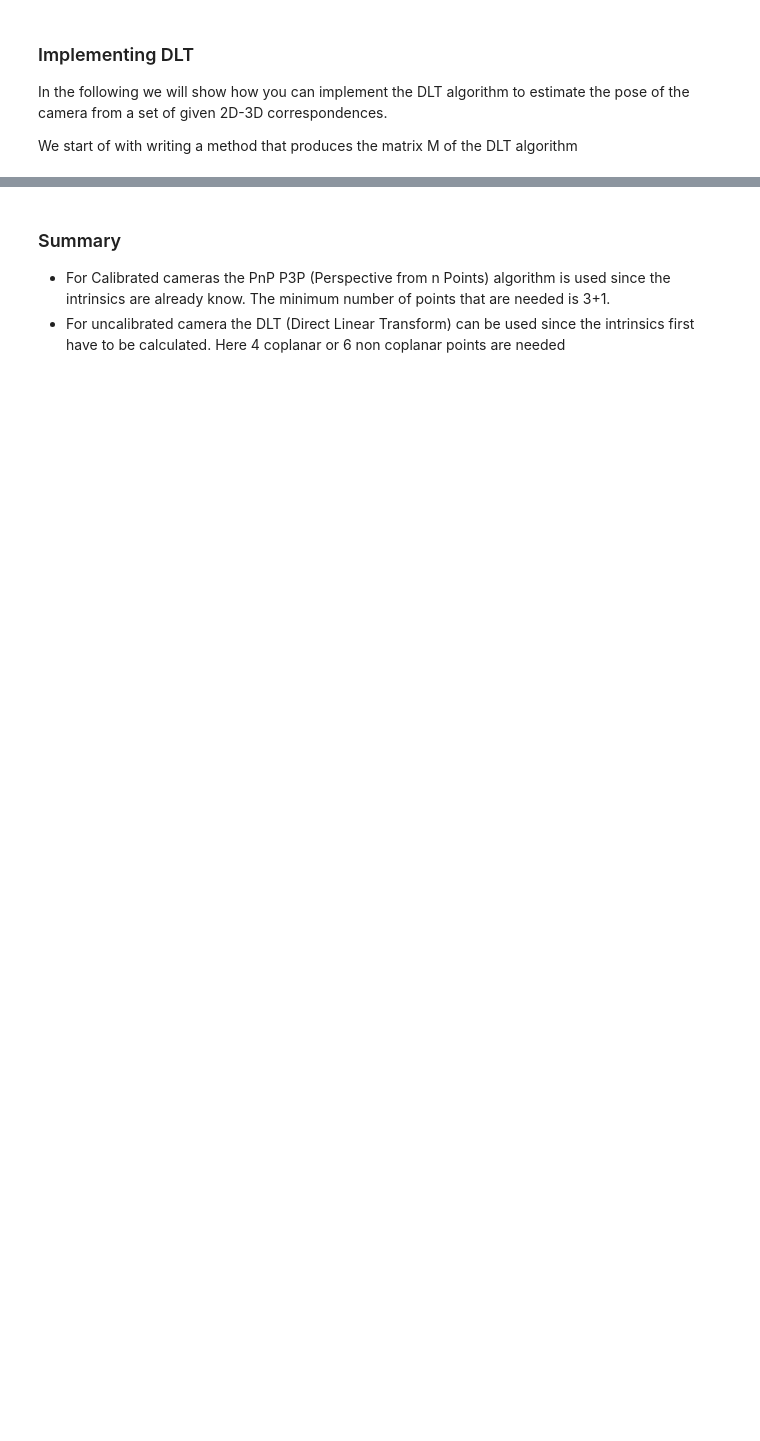
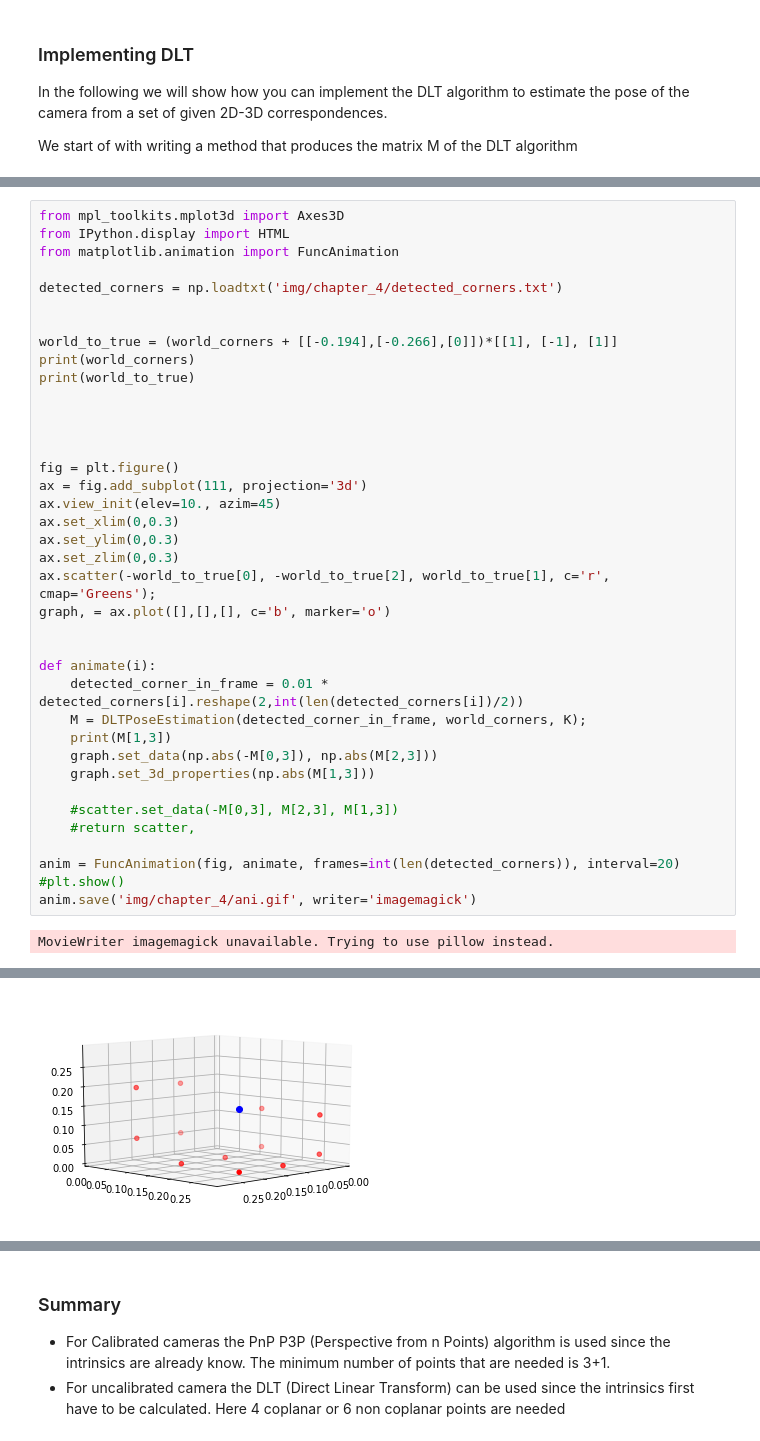
Before and after one commit to polygon-software/python-visual-odometry, a Jupyter notebook: Chapter 4 - Camera Calibration.ipynb, the cells around one changed output, grey strips where cells are left out. Drawn from its saved outputs; the diff is of its cells as text; blank space fills up the shorter version.

Commit message:
raw code for chapter 4, totdo, cleanup

```diff
--- a/Chapter 4 - Camera Calibration.ipynb
+++ b/Chapter 4 - Camera Calibration.ipynb
@@ -346,0 +351,40 @@ print(M_dlt)
+# %%
+from mpl_toolkits.mplot3d import Axes3D
+from IPython.display import HTML
+from matplotlib.animation import FuncAnimation
+
+detected_corners = np.loadtxt('img/chapter_4/detected_corners.txt')
+
+
+world_to_true = (world_corners + [[-0.194],[-0.266],[0]])*[[1], [-1], [1]]
+print(world_corners)
+print(world_to_true)
+
+
+
+
+fig = plt.figure()
+ax = fig.add_subplot(111, projection='3d')
+ax.view_init(elev=10., azim=45)
+ax.set_xlim(0,0.3)
+ax.set_ylim(0,0.3)
+ax.set_zlim(0,0.3)
+ax.scatter(-world_to_true[0], -world_to_true[2], world_to_true[1], c='r', cmap='Greens');
+graph, = ax.plot([],[],[], c='b', marker='o')
+
+
+def animate(i):
+    detected_corner_in_frame = 0.01 * detected_corners[i].reshape(2,int(len(detected_corners[i])/2))
+    M = DLTPoseEstimation(detected_corner_in_frame, world_corners, K);
+    print(M[1,3])
+    graph.set_data(np.abs(-M[0,3]), np.abs(M[2,3]))
+    graph.set_3d_properties(np.abs(M[1,3]))
+
+    #scatter.set_data(-M[0,3], M[2,3], M[1,3])
+    #return scatter,
+
+anim = FuncAnimation(fig, animate, frames=int(len(detected_corners)), interval=20)
+#plt.show()
+anim.save('img/chapter_4/ani.gif', writer='imagemagick')
+# %% [output]
+MovieWriter imagemagick unavailable. Trying to use pillow instead.
@@ -346,0 +408 @@ print(M_dlt)
+[figure, added]
```
Also changed, not shown: parts of 5 cells of this notebook, 2 other files.
